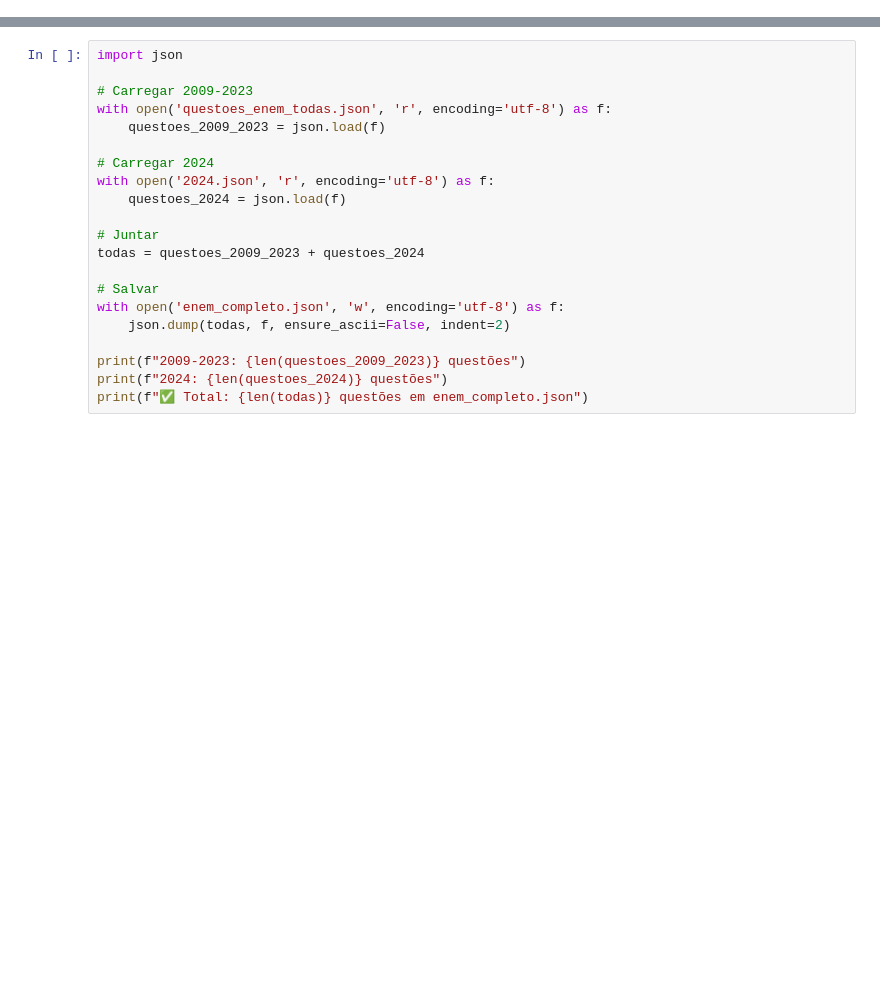
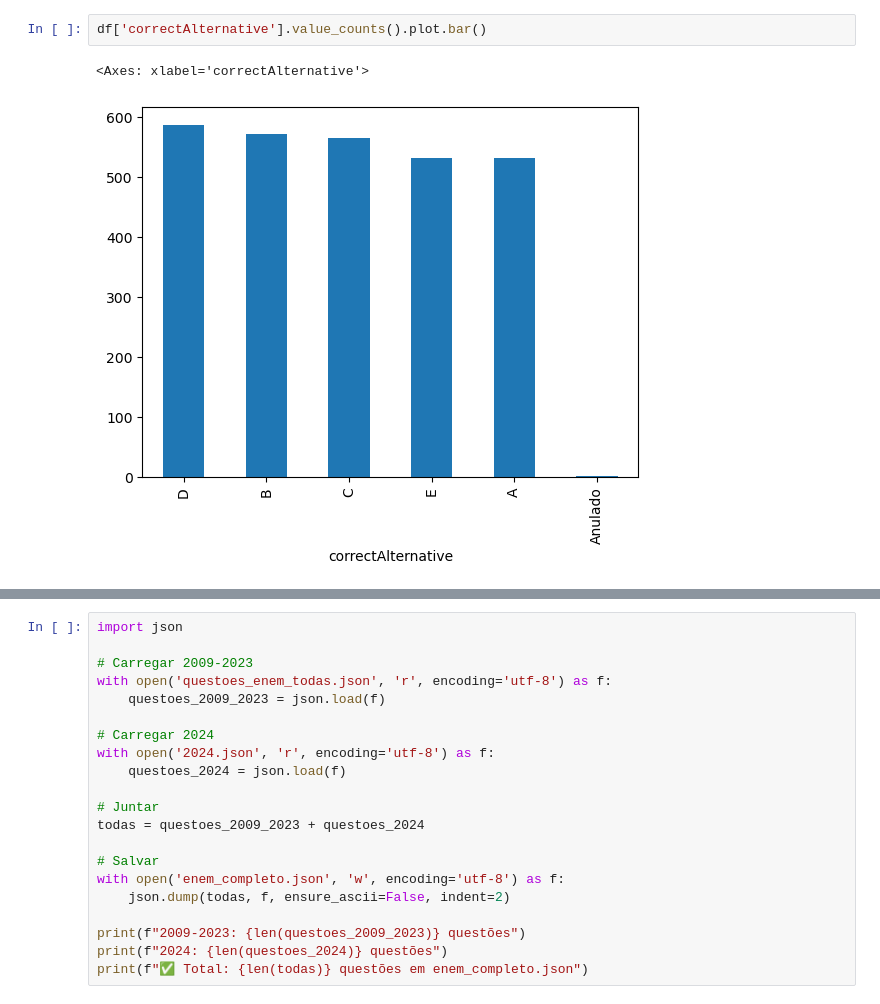
Before and after one commit to amasai-santos/ENEM-LLM-RAG, a Jupyter notebook: extracao_pdf_labeling.ipynb, the cells around one changed output, grey strips where cells are left out. Saved outputs shown, nothing was run; the diff lists cells and outputs as text; blank space fills up the shorter version.

```diff
--- a/extracao_pdf_labeling.ipynb
+++ b/extracao_pdf_labeling.ipynb
@@ -0,0 +1,5 @@
+# %%
+df['correctAlternative'].value_counts().plot.bar()
+# %% [output]
+<Axes: xlabel='correctAlternative'>
+[figure, added]
```
Also changed, not shown: parts of 29 cells of this notebook.
